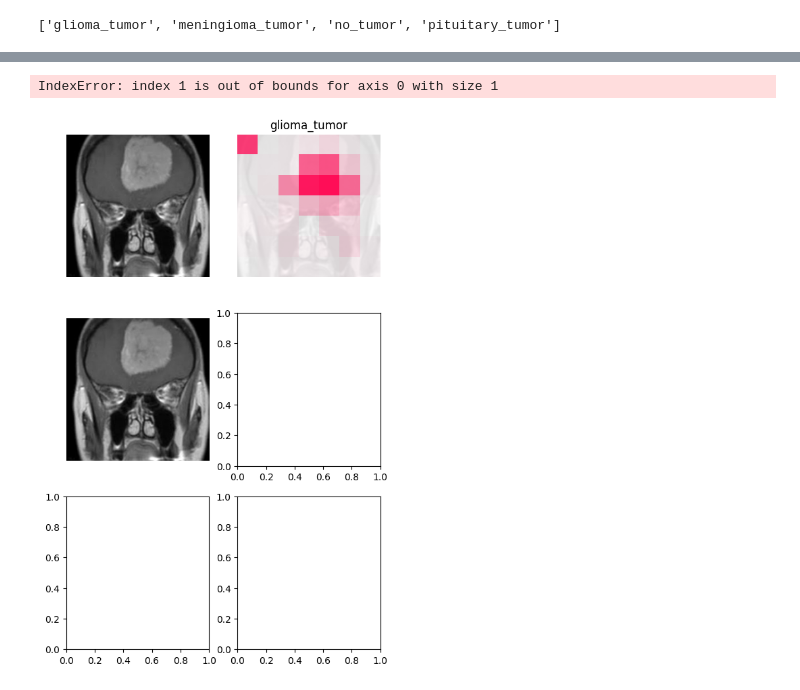
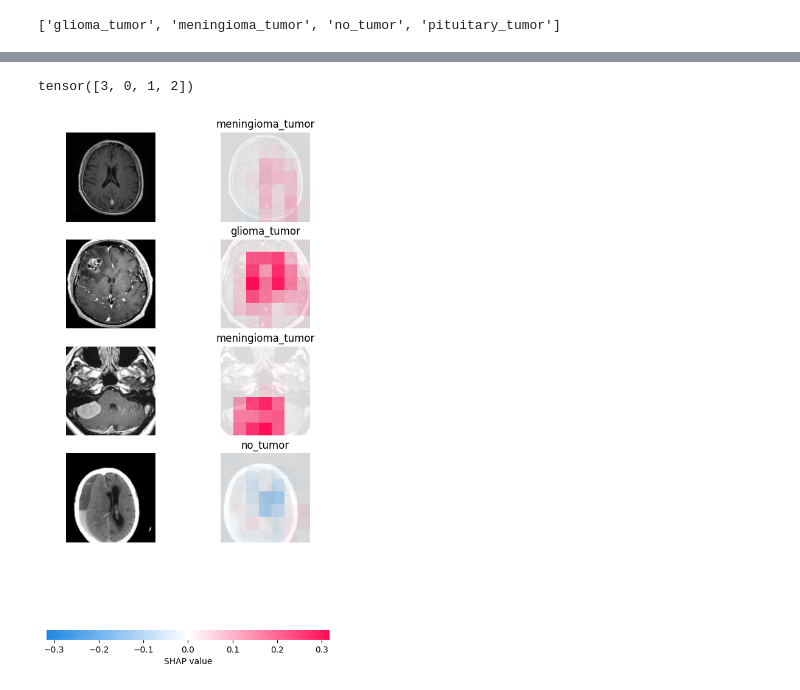
Before and after one commit to Verrem98/medical_XAI, a Jupyter notebook: mri.ipynb, the cells around one changed output, grey strips where cells are left out. Drawn from its saved outputs; the diff is of its cells as text; code cells hidden in the pictures.

Commit message:
optimized net for MRI classification, implemented shap

```diff
--- a/mri.ipynb
+++ b/mri.ipynb
@@ -226,16 +198,28 @@ target = targets[:1]
+# %%
+classes
+# %% [output]
+tensor([3, 0, 1, 2])
+# %%
+sample = targets[:4]
 # %%
-e = shap.GradientExplainer((model, model.features[-1]), next(iter(dataloaders['Testing']))[0], local_smoothing = 0.1)
-shap_values, indexes = e.shap_values(target, ranked_outputs=1, nsamples=150
+e = shap.GradientExplainer((model, model[-4].features[-1]), next(iter(dataloaders['Testing']))[0], local_smoothing = 0.1)
+shap_values, indexes = e.shap_values(sample, ranked_outputs=1, nsamples=30
 )
+# %%
+index_names = np.array(class_names)[indexes]
+# %%
+invTrans = transforms.Compose([ transforms.Normalize(mean = [ 0., 0., 0. ],
+                                                     std = [1/0.229, 1/0.224, 1/0.225]),
+                                transforms.Normalize(mean = [-0.485, -0.456, -0.406],
+                                                     std = [ 1., 1., 1. ]),
+                               ])
+
+sample = invTrans(sample)
+sample = np.swapaxes(np.swapaxes(np.array(sample),1,3),1,2)
 # %%
-# get the names for the classes
-index_names = class_names
-
-# plot the explanations
 shap_values = [np.swapaxes(np.swapaxes(s, 2, 3), 1, -1) for s in shap_values]
-shap.image_plot(shap_values, np.array(target)[0], index_names)
+shap.image_plot(shap_values, sample, index_names)
 # %% [output]
-IndexError: index 1 is out of bounds for axis 0 with size 1
-[figure, old version]
+[figure, new version]
 # %%
 random_classification()
```
Also changed, not shown: parts of 12 cells of this notebook.
